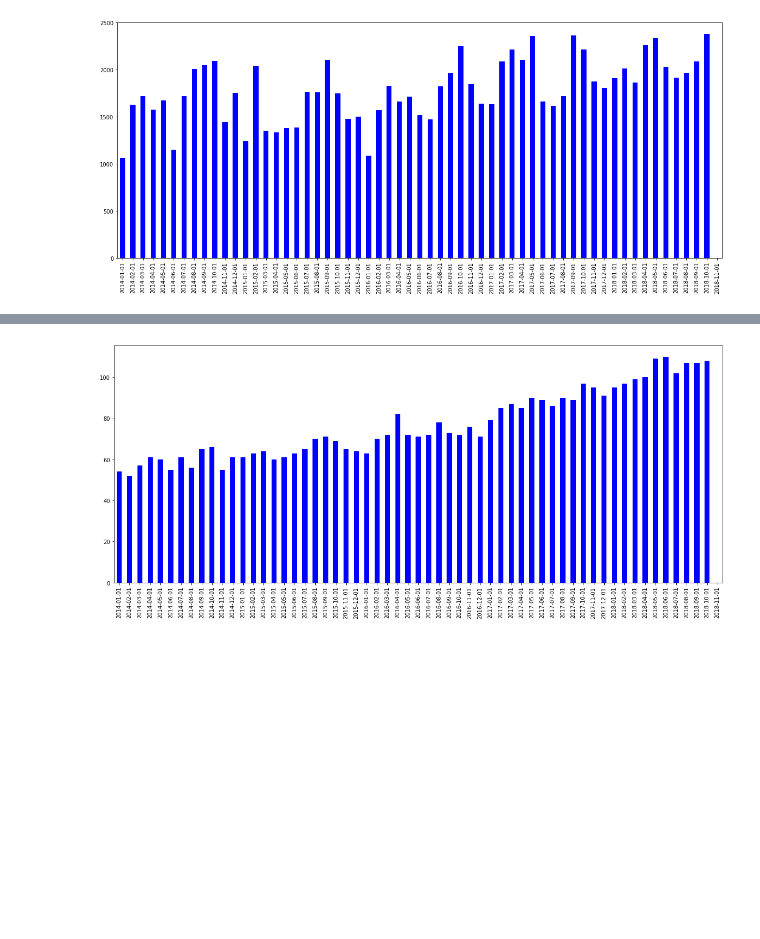
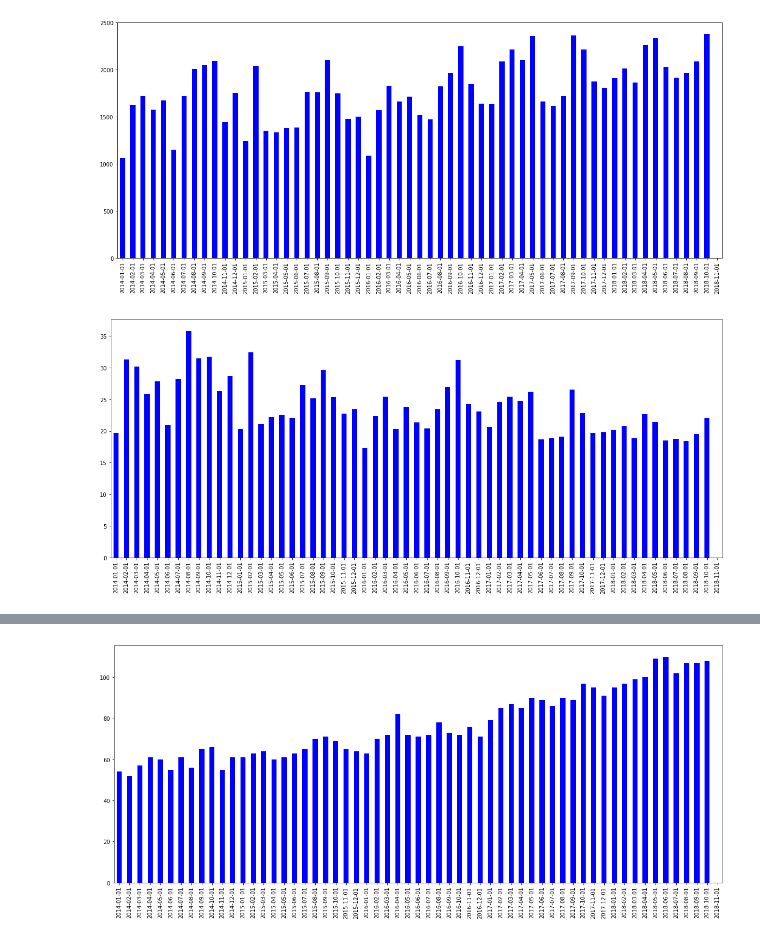
Before and after one commit to vladislavneon/autogenerating-commit-messages, a Jupyter notebook: nngen/commit statistics.ipynb, the cells around one changed output, grey strips where cells are left out. Cells and saved outputs as stored; diff of their text form; code cells hidden in the pictures; blank space fills up the shorter version.

```diff
--- a/nngen/commit statistics.ipynb
+++ b/nngen/commit statistics.ipynb
@@ -145,3 +146,10 @@ commit_number.plot(kind='bar', figsize=(20, 8), color='b', use_index=True)
 plt.show()
 # %% [output]
 [figure]
+# %%
+commit_average = commit_data[commit_data > 0].mean(axis=0)
+
+commit_average.plot(kind='bar', figsize=(20, 8), color='b', use_index=True)
+plt.show()
+# %% [output]
+[figure, added]
```
Also changed, not shown: parts of 2 cells of this notebook.
